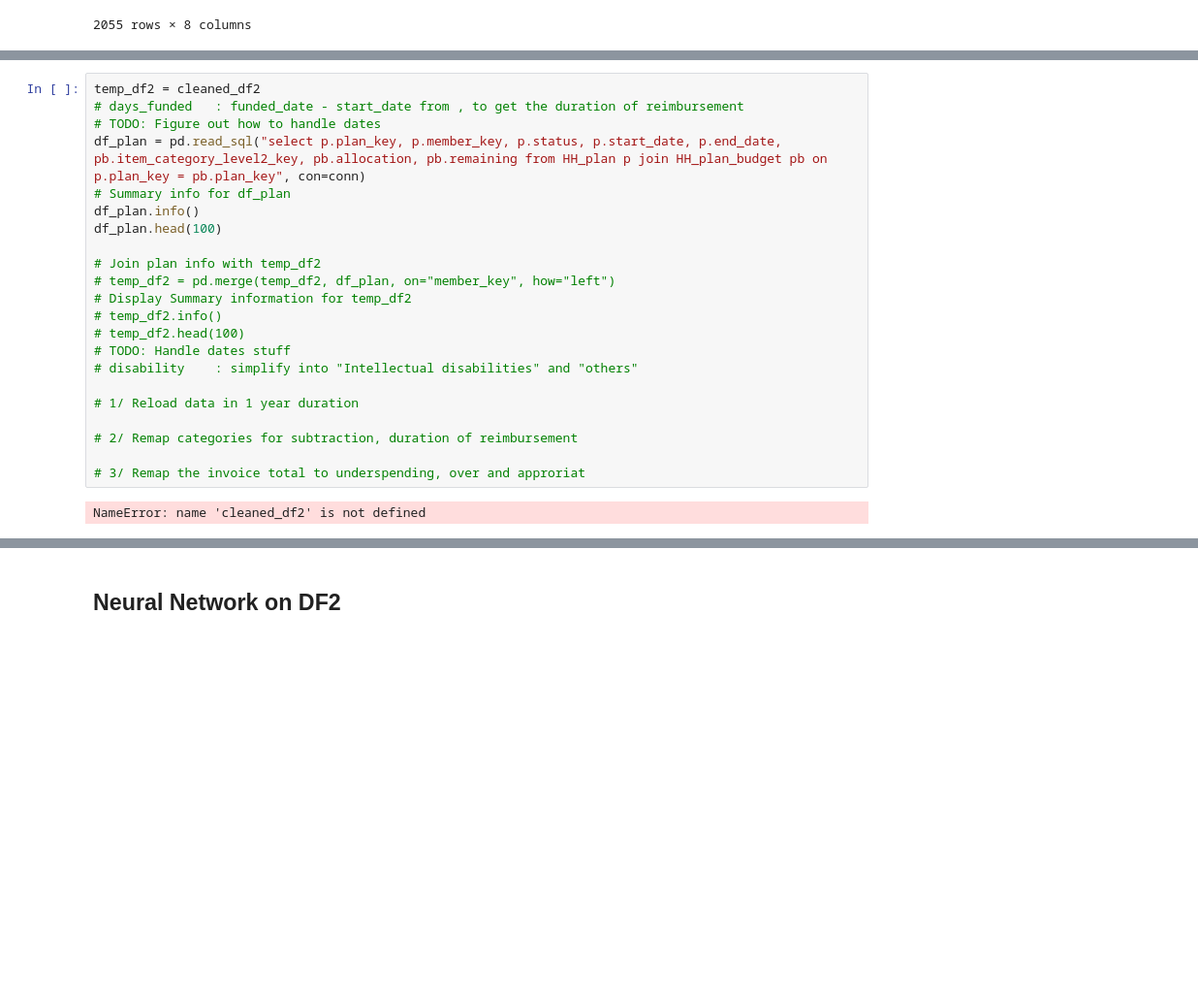
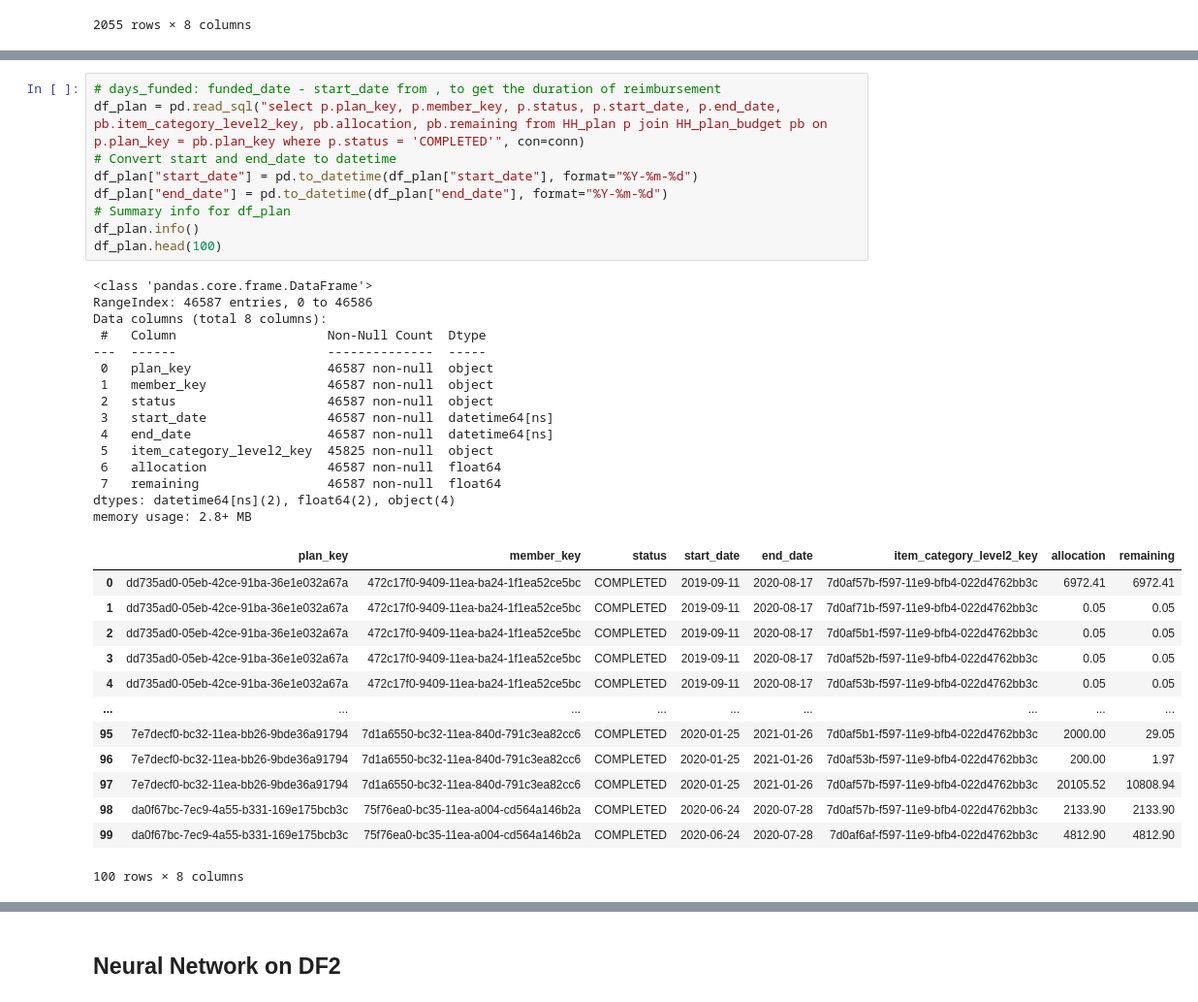
Before and after one commit to TheConMiz/ifn711_leap_in, a Jupyter notebook: LeapIn_Budget_Utilisation.ipynb, the cells around one changed output, grey strips where cells are left out. Shown at 97% size. Drawn from its saved outputs; the diff is of its cells as text; blank space fills up the shorter version.

```diff
--- a/LeapIn_Budget_Utilisation.ipynb
+++ b/LeapIn_Budget_Utilisation.ipynb
@@ -517,26 +516,40 @@ memory usage: 537.2+ KB
 | 99 | 114997444 | 50946.40 | 40314.48 | 10631.92 | others | Female | NaN | ... |
 100 rows × 11 columns
 # %%
-temp_df2 = cleaned_df2
-# days_funded	: funded_date - start_date from , to get the duration of reimbursement
-# TODO: Figure out how to handle dates
-df_plan = pd.read_sql("select p.plan_key, p.member_key, p.status, p.start_date, p.end_date, pb.item_category_level2_key, pb.allocation, pb.remaining from HH_plan p join HH_plan_budget pb on p.plan_key = pb.plan_key", con=conn)
+# days_funded: funded_date - start_date from , to get the duration of reimbursement
+df_plan = pd.read_sql("select p.plan_key, p.member_key, p.status, p.start_date, p.end_date, pb.item_category_level2_key, pb.allocation, pb.remaining from HH_plan p join HH_plan_budget pb on p.plan_key = pb.plan_key where p.status = 'COMPLETED'", con=conn)
+# Convert start and end_date to datetime
+df_plan["start_date"] = pd.to_datetime(df_plan["start_date"], format="%Y-%m-%d")
+df_plan["end_date"] = pd.to_datetime(df_plan["end_date"], format="%Y-%m-%d")
 # Summary info for df_plan
 df_plan.info()
 df_plan.head(100)
-
-# Join plan info with temp_df2
-# temp_df2 = pd.merge(temp_df2, df_plan, on="member_key", how="left")
-# Display Summary information for temp_df2
-# temp_df2.info()
-# temp_df2.head(100)
-# TODO: Handle dates stuff
-# disability	: simplify into "Intellectual disabilities" and "others"
-
-# 1/ Reload data in 1 year duration
-
-# 2/ Remap categories for subtraction, duration of reimbursement
-
-# 3/ Remap the invoice total to underspending, over and approriat
 # %% [output]
-NameError: name 'cleaned_df2' is not defined
+<class 'pandas.core.frame.DataFrame'>
+RangeIndex: 46587 entries, 0 to 46586
+Data columns (total 8 columns):
+ #   Column                    Non-Null Count  Dtype
+---  ------                    --------------  -----
+ 0   plan_key                  46587 non-null  object
+ 1   member_key                46587 non-null  object
+ 2   status                    46587 non-null  object
+ 3   start_date                46587 non-null  datetime64[ns]
+ 4   end_date                  46587 non-null  datetime64[ns]
+ 5   item_category_level2_key  45825 non-null  object
+ 6   allocation                46587 non-null  float64
+ 7   remaining                 46587 non-null  float64
+dtypes: datetime64[ns](2), float64(2), object(4)
+memory usage: 2.8+ MB
+|  | plan_key | member_key | status | start_date | end_date | item_category_level2_key | allocation | remaining |
+| 0 | dd735ad0-05eb-42ce-91ba-36e1e032a67a | 472c17f0-9409-11ea-ba24-1f1ea52ce5bc | COMPLETED | 2019-09-11 | 2020-08-17 | 7d0af57b-f597-11e9-bfb4-022d4762bb3c | 6972.41 | 6972.41 |
+| 1 | dd735ad0-05eb-42ce-91ba-36e1e032a67a | 472c17f0-9409-11ea-ba24-1f1ea52ce5bc | COMPLETED | 2019-09-11 | 2020-08-17 | 7d0af71b-f597-11e9-bfb4-022d4762bb3c | 0.05 | 0.05 |
+| 2 | dd735ad0-05eb-42ce-91ba-36e1e032a67a | 472c17f0-9409-11ea-ba24-1f1ea52ce5bc | COMPLETED | 2019-09-11 | 2020-08-17 | 7d0af5b1-f597-11e9-bfb4-022d4762bb3c | 0.05 | 0.05 |
+| 3 | dd735ad0-05eb-42ce-91ba-36e1e032a67a | 472c17f0-9409-11ea-ba24-1f1ea52ce5bc | COMPLETED | 2019-09-11 | 2020-08-17 | 7d0af52b-f597-11e9-bfb4-022d4762bb3c | 0.05 | 0.05 |
+| 4 | dd735ad0-05eb-42ce-91ba-36e1e032a67a | 472c17f0-9409-11ea-ba24-1f1ea52ce5bc | COMPLETED | 2019-09-11 | 2020-08-17 | 7d0af53b-f597-11e9-bfb4-022d4762bb3c | 0.05 | 0.05 |
+| ... | ... | ... | ... | ... | ... | ... | ... | ... |
+| 95 | 7e7decf0-bc32-11ea-bb26-9bde36a91794 | 7d1a6550-bc32-11ea-840d-791c3ea82cc6 | COMPLETED | 2020-01-25 | 2021-01-26 | 7d0af5b1-f597-11e9-bfb4-022d4762bb3c | 2000.00 | 29.05 |
+| 96 | 7e7decf0-bc32-11ea-bb26-9bde36a91794 | 7d1a6550-bc32-11ea-840d-791c3ea82cc6 | COMPLETED | 2020-01-25 | 2021-01-26 | 7d0af53b-f597-11e9-bfb4-022d4762bb3c | 200.00 | 1.97 |
+| 97 | 7e7decf0-bc32-11ea-bb26-9bde36a91794 | 7d1a6550-bc32-11ea-840d-791c3ea82cc6 | COMPLETED | 2020-01-25 | 2021-01-26 | 7d0af57b-f597-11e9-bfb4-022d4762bb3c | 20105.52 | 10808.94 |
+| 98 | da0f67bc-7ec9-4a55-b331-169e175bcb3c | 75f76ea0-bc35-11ea-a004-cd564a146b2a | COMPLETED | 2020-06-24 | 2020-07-28 | 7d0af57b-f597-11e9-bfb4-022d4762bb3c | 2133.90 | 2133.90 |
+| 99 | da0f67bc-7ec9-4a55-b331-169e175bcb3c | 75f76ea0-bc35-11ea-a004-cd564a146b2a | COMPLETED | 2020-06-24 | 2020-07-28 | 7d0af6af-f597-11e9-bfb4-022d4762bb3c | 4812.90 | 4812.90 |
+100 rows × 8 columns
```
Also changed, not shown: parts of 10 cells of this notebook, 1 other file.
